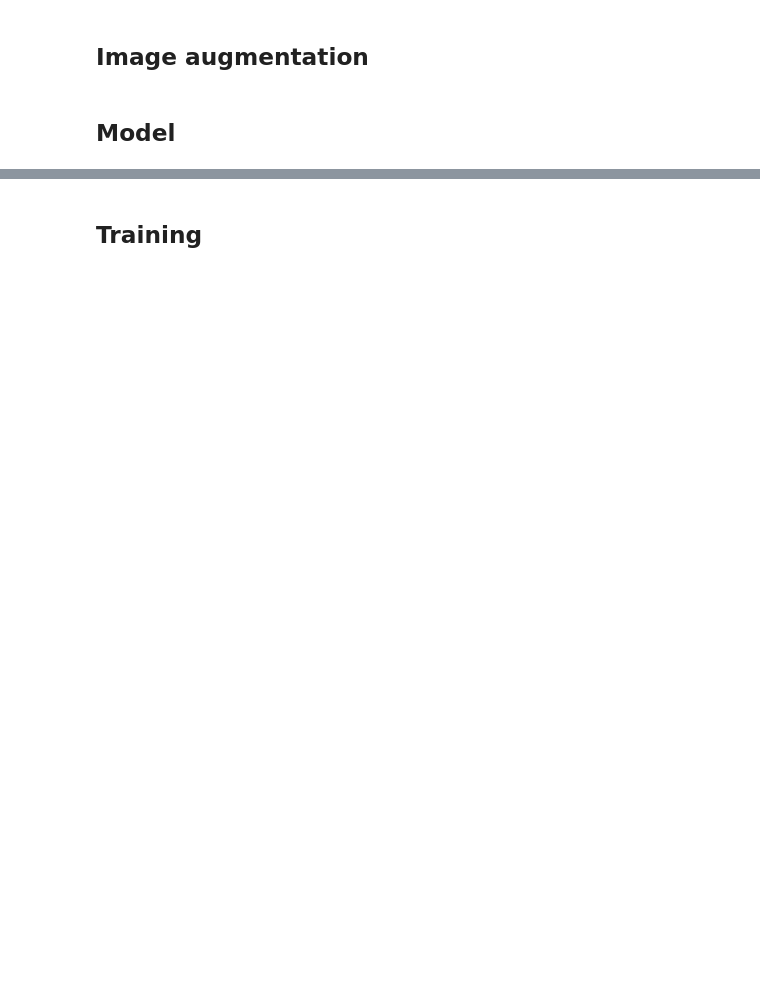
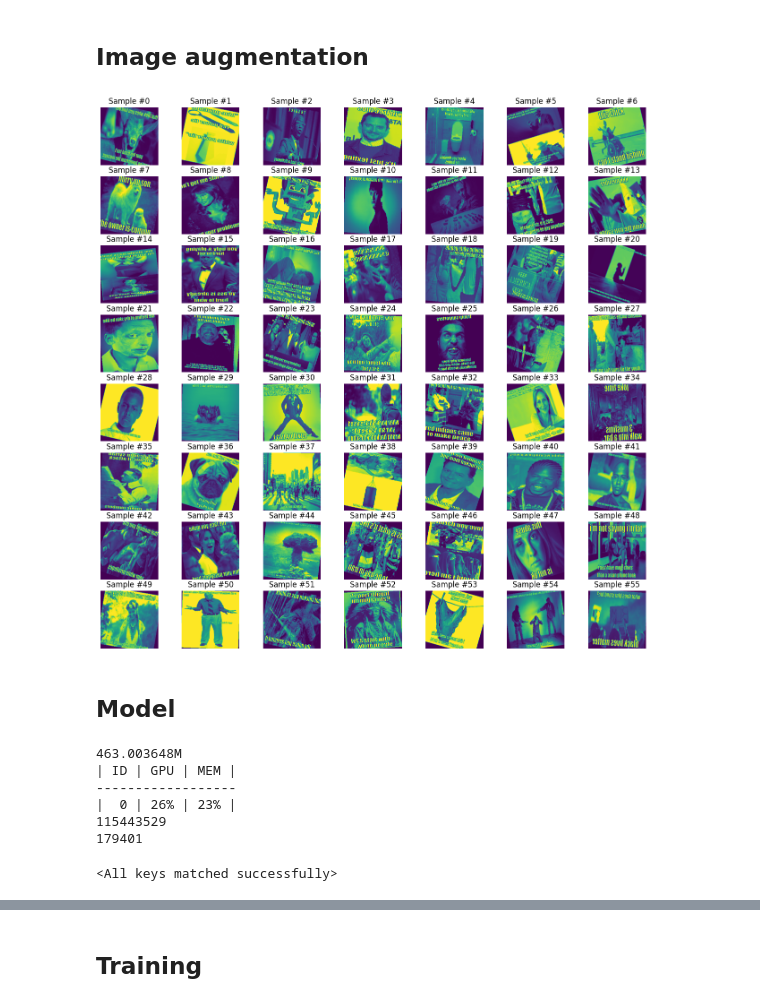
Before and after one commit to RomanEngeler1805/hateful_memes, a Jupyter notebook: scripts/data_loader.ipynb, the cells around one changed output, grey strips where cells are left out. Saved outputs shown, nothing was run; the diff lists cells and outputs as text; code cells hidden in the pictures; blank space fills up the shorter version.

Commit message:
loading pretrained model. image augmentation.

```diff
--- a/scripts/data_loader.ipynb
+++ b/scripts/data_loader.ipynb
@@ -96,7 +113,7 @@ g
 data = dataset_df.to_dict(orient='records') # have been shuffled in previous step
 
 # Calculate the number of samples to include in each set.
-train_size = int(0.8 * len(data))
+train_size = int(train_split * len(data))
 val_size = len(data) - train_size
 
 # train valid split
@@ -128,7 +152,7 @@ plt.gca().set(title='No. of characters in each sentence', xlabel='Number of sent
 tokenizer = BertTokenizer.from_pretrained('bert-base-cased', do_lower_case=False)
 # %%
 # token embeddings with required separation token
-train_tokens = list(map(lambda t: ['[CLS]'] + tokenizer.tokenize(t)[:62] + ['[SEP]'], train_texts))
-valid_tokens = list(map(lambda t: ['[CLS]'] + tokenizer.tokenize(t)[:62] + ['[SEP]'], valid_texts))
+train_tokens = list(map(lambda t: ['[CLS]'] + tokenizer.tokenize(t)[:token_length-2] + ['[SEP]'], train_texts))
+valid_tokens = list(map(lambda t: ['[CLS]'] + tokenizer.tokenize(t)[:token_length-2] + ['[SEP]'], valid_texts))
 
 len(train_tokens), len(valid_tokens)
@@ -196,11 +228,7 @@ class HatefulMemesDataset(Dataset):
         # load image ------------------------------------
         img_name = os.path.join(self.img_dir, str(self.data['img_names'][idx]))
         image = cv2.imread(img_name)
-        #image = image.astype(np.float)
-
-        if self.normalize:
-            # TODO: normalize image by mean and std -> what data type do networks require?
-            print('TODO')
+        #image = image.astype(np.float)/ 255.0
 
         # label ------------------------------------------
         label = self.data['labels'][idx]
@@ -229,7 +257,7 @@ class HatefulMemesDataset(Dataset):
 
         # prepare token ids: each token (word fragment) corresponds to an id in the bert corpus
         # further need to make all review the same length -> padding too short, truncating too long ones
-        token_id = pad_sequences([tokenizer.convert_tokens_to_ids(token)], maxlen=64, truncating="post", padding="post", dtype="int")
+        token_id = pad_sequences([tokenizer.convert_tokens_to_ids(token)], maxlen=token_length, truncating="post", padding="post", dtype="int")
         token_id = token_id.reshape(-1)
 
         # mask for padding -> required by bert
@@ -344,16 +384,23 @@ class Transform(object):
         image, token_id, mask, label = sample['image'], sample['token_id'], sample['mask'], sample['label']
 
         transform = transforms.Compose([transforms.ToPILImage(),
-                                        transforms.RandomRotation(degrees=(-20, 20))])
+                                        transforms.RandomRotation(degrees=(-20, 20)),
+                                        transforms.ColorJitter(brightness=0.1, contrast=0.1, saturation=0.1),
+                                        transforms.RandomHorizontalFlip(),
+                                        transforms.ToTensor(),
+                                        transforms.Normalize(mean=[0.485, 0.456, 0.406],
+                                                            std=[0.229, 0.224, 0.225])])
 
-        # TODO: these lines needed?
+
+        # need to get to [0, 255] for ToPILImage
         img = (255.* image).astype(np.uint8)
-        img = transform(img.astype(np.uint8))
+        img = transform(img)
+        #img = img.float()/ 255.
 
 
         # TODO: use normalization as required by pretrained models
-        normalize = transforms.Normalize(mean=[0.485, 0.456, 0.406],
-                                         std=[0.229, 0.224, 0.225])
+        #normalize = transforms.Normalize(mean=[0.485, 0.456, 0.406],
+        #                                 std=[0.229, 0.224, 0.225])
 
 
         return {'image': img,'token_id': token_id, 'mask': mask, 'label': label}
@@ -360,26 +434,28 @@ class Transform(object):
 # %%
 # dataset
 composed = transforms.Compose([Rescale(224, 2.),
                                Transform()])
 
 memes_dataset = HatefulMemesDataset(data_train, img_dir='../data',
                                     normalize=False, transform=composed)
 
 #plots
 ncols = 7
 nrows = 8
 fig, ax = plt.subplots(figsize=(16, 16), ncols=ncols, nrows=nrows)
 
 for i in range(ncols*nrows):
     x = i%ncols
     y = int(i/ncols)
 
     sample = memes_dataset[i]
 
-    ax[y,x].imshow(sample['image'])
+    ax[y,x].imshow(sample['image'][0]) # take 0th channel
     ax[y,x].set_title('Sample #{}'.format(i))
     ax[y,x].axis('off')
 
 plt.show()
+# %% [output]
+[figure, added]
 # %% [markdown]
 ## Model
@@ -449,10 +504,51 @@ os.environ["CUDA_VISIBLE_DEVICES"] = '0'
 device = torch.device("cuda" if torch.cuda.is_available() else "cpu")
 torch.cuda.empty_cache()
 
-model = MyEnsemble().to(device)
+model = MyEnsemble(n_hidden).to(device)
 print(str(torch.cuda.memory_allocated(device)/1000000 ) + 'M')
 
 GPUtil.showUtilization()
 
 print(sum(p.numel() for p in model.parameters()))
 print(sum(p.numel() for p in model.parameters() if p.requires_grad))
+# %% [output]
+463.003648M
+| ID | GPU | MEM |
+------------------
+|  0 | 26% | 23% |
+115443529
+179401
+# %%
+class Pretrained(nn.Module):
+    def __init__(self):
+        super(Pretrained, self).__init__()
+        # pretrained models
+        self.modelNLP = BertModel.from_pretrained('bert-base-cased')
+
+        # classifier layer
+        self.layernorm1 = torch.nn.LayerNorm(768)
+        self.classifier1 = nn.Linear(768, 3)
+        self.dropout = torch.nn.Dropout(p=0.5)
+
+    def forward(self, tokens, masks):
+        # Bert is such that the first token contains all info for classification
+        _, x2 = self.modelNLP(tokens, attention_mask=masks, output_all_encoded_layers=False)
+        #x = self.layernorm1(x2)
+        x = self.dropout(x2)
+        y = self.classifier1(x)
+
+        return y
+
+pretrained_model = Pretrained()
+pretrained_model.load_state_dict(torch.load('../models/07-24-10-2020'))
+pretrained_dict = pretrained_model.state_dict()
+
+# Initialize model
+model_dict = model.state_dict()
+
+# Fiter out unneccessary keys
+filtered_dict = {k: v for k, v in pretrained_dict.items() if k in model_dict}
+model_dict.update(filtered_dict)
+model.load_state_dict(model_dict)
+# %% [output]
+<All keys matched successfully>
```
Also changed, not shown: parts of 36 cells of this notebook.
